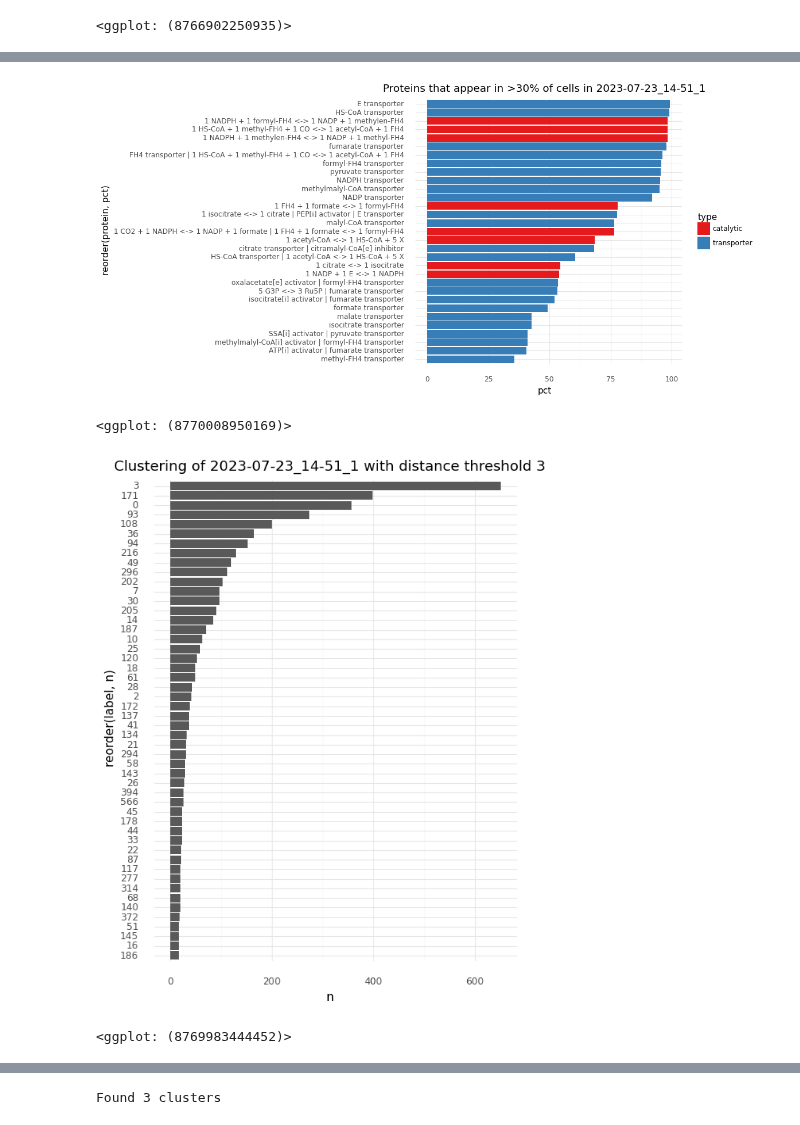
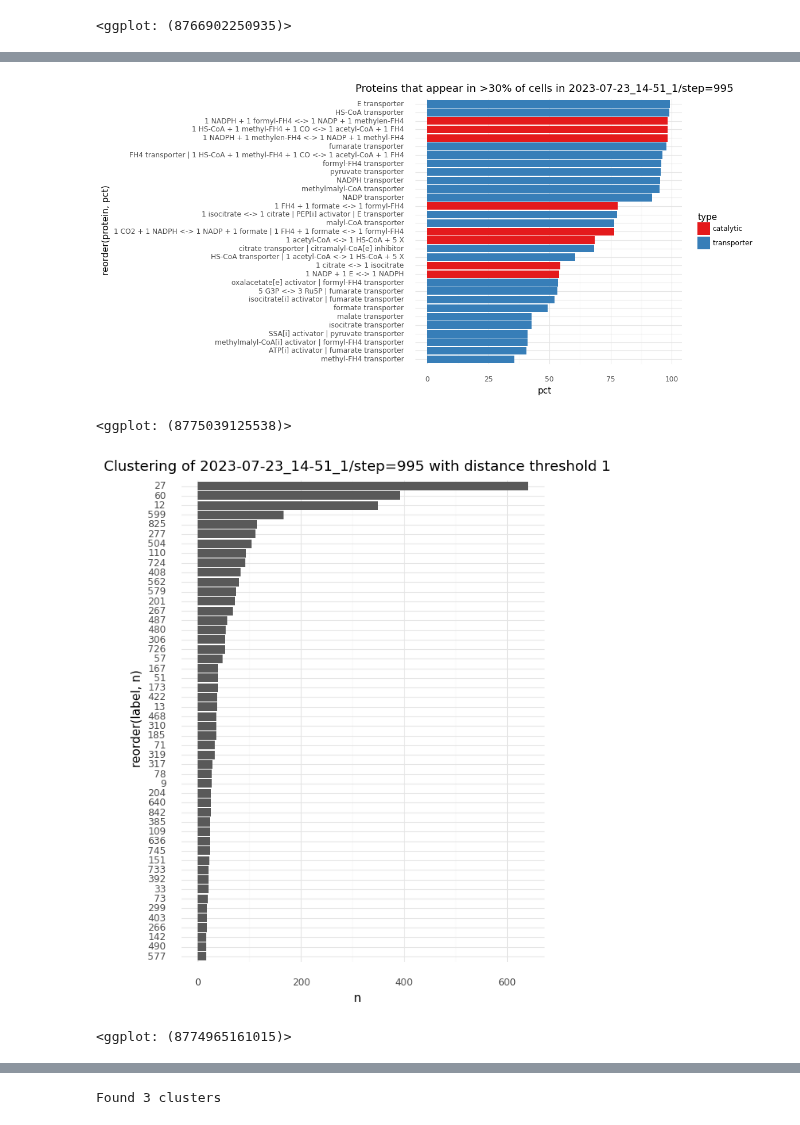
Before and after one commit to mRcSchwering/luca, a Jupyter notebook: e1_co2_fixing/WL_training.ipynb, the cells around one changed output, grey strips where cells are left out. Saved outputs shown, nothing was run; the diff lists cells and outputs as text; code cells hidden in the pictures.

Commit message:
clustering scheiße

```diff
--- a/e1_co2_fixing/WL_training.ipynb
+++ b/e1_co2_fixing/WL_training.ipynb
@@ -256,11 +256,15 @@ axis_lims = (0, world.map_size)
 [figure]
 <ggplot: (8766902250935)>
 # %%
-name = "2023-07-23_14-51_1"
-world.load_state(statedir=RUNS_DIR / name / "step=995", batch_size=1000)
+name = "2023-07-23_14-51_1/step=995"
 
-all_cell_prots = []
-for cell_i in range(world.n_cells):
-    cell = world.get_cell(by_idx=cell_i)
-    all_cell_prots.append([str(d) for d in cell.proteome])
+def summarize_proteomes(world: ms.World) -> list[list[str]]:
+    out = []
+    for cell_i in range(world.n_cells):
+        cell = world.get_cell(by_idx=cell_i)
+        out.append([str(d) for d in cell.proteome])
+    return out
+
+world.load_state(statedir=RUNS_DIR / name, batch_size=1000)
+all_cell_prots = summarize_proteomes(world=world)
 # %%
@@ -287,19 +295,21 @@ df["var"] = pd.Categorical(df["var"], categories=["genome size", "proteins/genom
 # %%
-prot_cnts = {}
-for prots in all_cell_prots:
-    for prot in set(prots):
-        if prot not in prot_cnts:
-            prot_cnts[prot] = 0
-        prot_cnts[prot] += 1
+def count_unique_proteins(proteomes: list[list[str]]) -> dict[str, int]:
+    out = {}
+    for prots in proteomes:
+        for prot in set(prots):
+            if prot not in out:
+                out[prot] = 0
+            out[prot] += 1
+    return out
 
+prot_cnts = count_unique_proteins(proteomes=all_cell_prots)
 df = pd.DataFrame.from_records([{"protein": k, "n": d} for k, d in prot_cnts.items()])
 df["pct"] = df["n"] / len(all_cell_prots) * 100
 df = df.loc[df["protein"] != ""]
-
 df.loc[:, "type"] = "catalytic"
 df.loc[df["protein"].str.contains("transporter"), "type"] = "transporter"
+df.sort_values("pct", ascending=False, inplace=True)
 
-df.sort_values("pct", ascending=False, inplace=True)
 (ggplot(df.loc[df["pct"] > 30])
     + geom_col(aes(y="pct", x="reorder(protein, pct)", fill="type"))
     + coord_flip()
@@ -307,30 +317,35 @@ df.sort_values("pct", ascending=False, inplace=True)
     + ggtitle(f"Proteins that appear in >30% of cells in {name}")
     + theme(figure_size=(6, 6)))
 # %% [output]
-[figure, old version]
+[figure, new version]
-<ggplot: (8770008950169)>
+<ggplot: (8775039125538)>
 # %%
-X = np.zeros((len(all_cell_prots), len(prot_cnts)))
-for pi, prot in enumerate(prot_cnts):
-    for ci, proteome in enumerate(all_cell_prots):
-        if prot in proteome:
-            X[ci, pi] = 1
+# X = np.zeros((len(all_cell_prots), len(prot_cnts)))
+# for pi, prot in enumerate(prot_cnts):
+#     for ci, proteome in enumerate(all_cell_prots):
+#         if prot in proteome:
+#             X[ci, pi] = 1
 
-dthresh = 3
-model = AgglomerativeClustering(n_clusters=None, linkage="complete", metric="manhattan", distance_threshold=dthresh)
+rgt = (world.kinetics.N[:world.n_cells] > 0).sum(dim=1).numpy()
+lft = (world.kinetics.N[:world.n_cells] < 0).sum(dim=1).numpy()
+X = np.concatenate([rgt, lft], axis=1)
+
+dthresh = 1
+#model = AgglomerativeClustering(n_clusters=None, linkage="complete", metric="manhattan", distance_threshold=dthresh)
+model = AgglomerativeClustering(n_clusters=None, linkage="ward", distance_threshold=dthresh)
 clustering = model.fit(X)
 
 label_cnts = Counter(clustering.labels_)
 
 df = pd.DataFrame.from_records([{"label": k, "n": d} for k, d in label_cnts.items()])
 df.sort_values("n", ascending=False, inplace=True)
 
 (ggplot(df.iloc[:50])
     + geom_col(aes(x="reorder(label, n)", y="n"))
     + coord_flip()
     + ggtitle(f"Clustering of {name} with distance threshold {dthresh}")
     + theme(figure_size=(6, 8)))
 # %% [output]
-[figure, old version]
+[figure, new version]
-<ggplot: (8769983444452)>
+<ggplot: (8774965161015)>
 # %%
```
Also changed, not shown: parts of 7 cells of this notebook.
